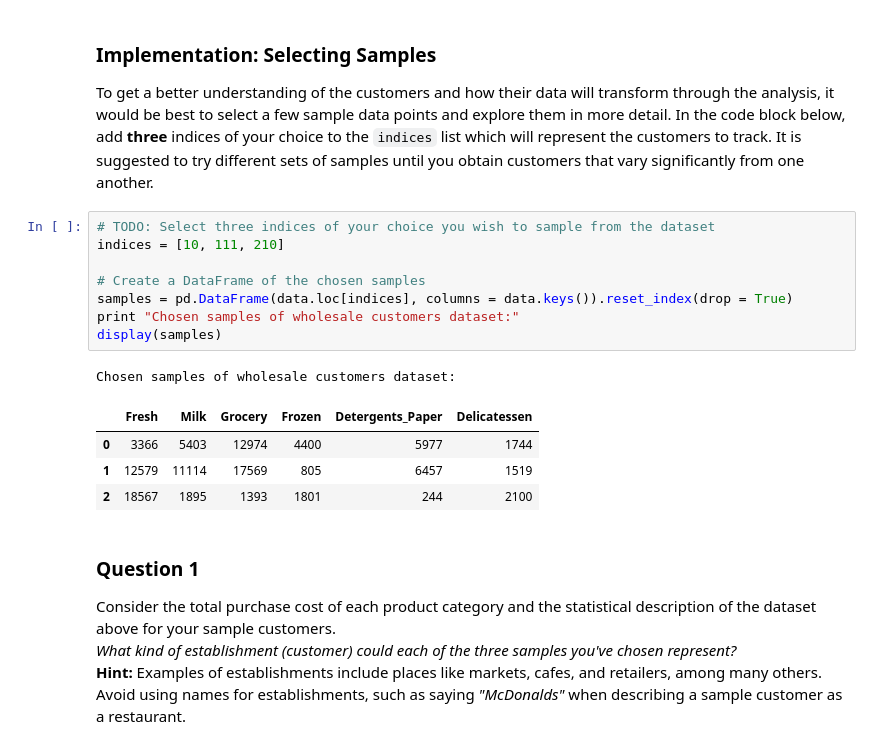
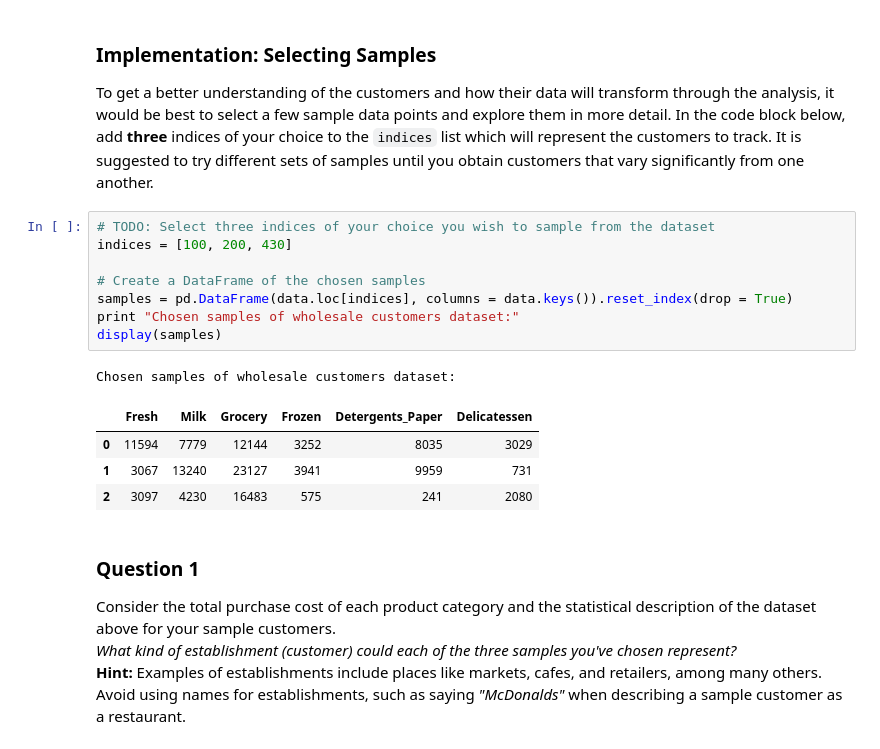
Before and after one commit to gabriel301/MLNanodregree, a Jupyter notebook: projects/customer_segments/customer_segments.ipynb, the cells around one changed output. Cells and saved outputs as stored; diff of their text form.

```diff
--- a/projects/customer_segments/customer_segments.ipynb
+++ b/projects/customer_segments/customer_segments.ipynb
@@ -60,18 +60,18 @@ display(data.describe())
 To get a better understanding of the customers and how their data will transform through the analysis, it would be best to select a few sample data points and explore them in more detail. In the code block below, add **three** indices of your choice to the `indices` list which will represent the customers to track. It is suggested to try different sets of samples until you obtain customers that vary significantly from one another.
 # %%
 # TODO: Select three indices of your choice you wish to sample from the dataset
-indices = [10, 111, 210]
+indices = [100, 200, 430]
 
 # Create a DataFrame of the chosen samples
 samples = pd.DataFrame(data.loc[indices], columns = data.keys()).reset_index(drop = True)
 print "Chosen samples of wholesale customers dataset:"
 display(samples)
 # %% [output]
 Chosen samples of wholesale customers dataset:
 |  | Fresh | Milk | Grocery | Frozen | Detergents_Paper | Delicatessen |
-| 0 | 3366 | 5403 | 12974 | 4400 | 5977 | 1744 |
-| 1 | 12579 | 11114 | 17569 | 805 | 6457 | 1519 |
-| 2 | 18567 | 1895 | 1393 | 1801 | 244 | 2100 |
+| 0 | 11594 | 7779 | 12144 | 3252 | 8035 | 3029 |
+| 1 | 3067 | 13240 | 23127 | 3941 | 9959 | 731 |
+| 2 | 3097 | 4230 | 16483 | 575 | 241 | 2080 |
 # %% [markdown]
 ### Question 1
 Consider the total purchase cost of each product category and the statistical description of the dataset above for your sample customers.
```
Also changed, not shown: parts of 32 cells of this notebook.
